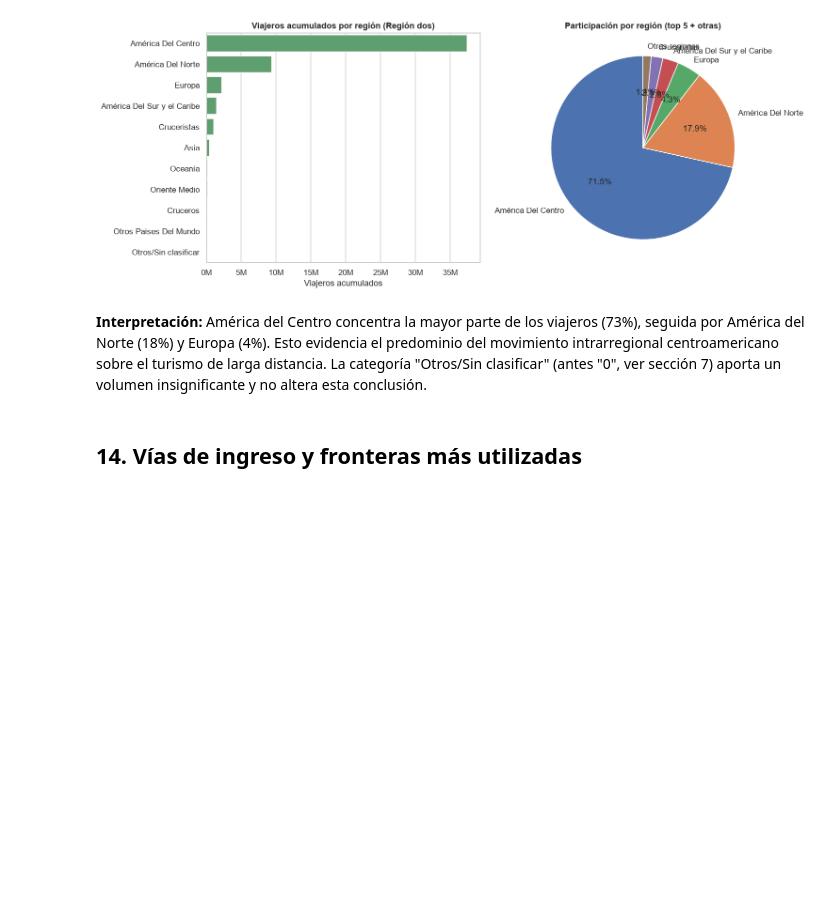
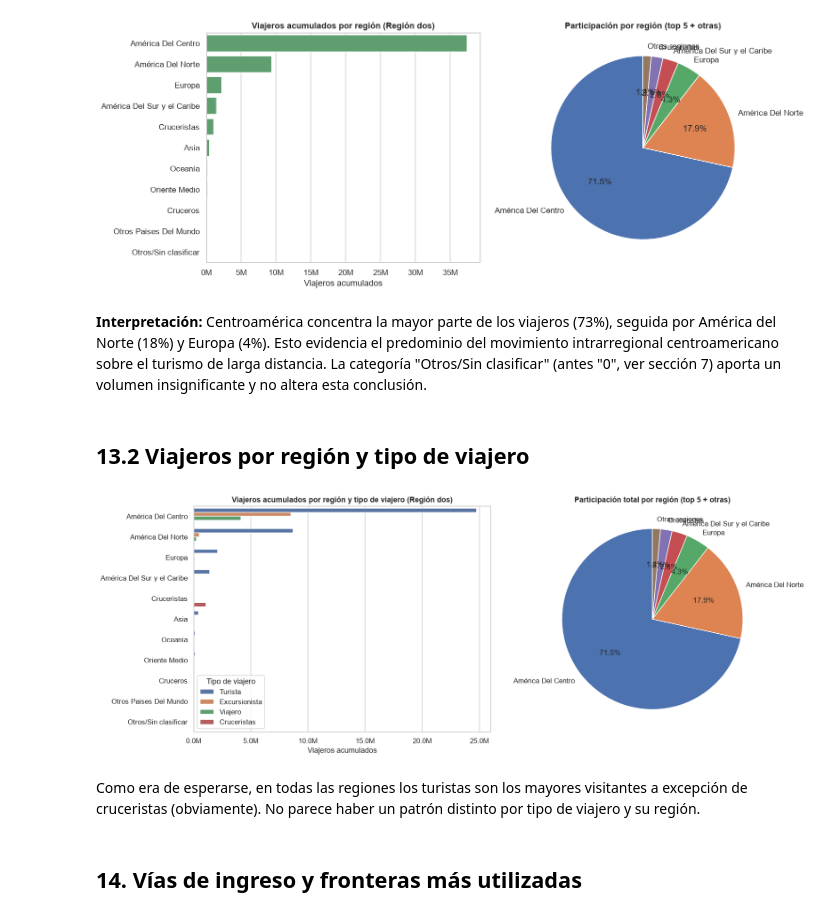
Before and after one commit to dannyrmrz/Laboratorio-1.-Series-de-Tiempo, a Jupyter notebook: EDA_Migracion.ipynb, the cells around one changed output. Cells and saved outputs as stored; diff of their text form; code cells hidden in the pictures; blank space fills up the shorter version.

```diff
--- a/EDA_Migracion.ipynb
+++ b/EDA_Migracion.ipynb
@@ -487,7 +520,71 @@ plt.show()
 # %% [output]
 [figure]
 # %% [markdown]
-**Interpretación:** América del Centro concentra la mayor parte de los viajeros (73%), seguida por América del Norte (18%) y Europa (4%). Esto evidencia el predominio del movimiento intrarregional centroamericano sobre el turismo de larga distancia. La categoría "Otros/Sin clasificar" (antes "0", ver sección 7) aporta un volumen insignificante y no altera esta conclusión.
+**Interpretación:** Centroamérica concentra la mayor parte de los viajeros (73%), seguida por América del Norte (18%) y Europa (4%). Esto evidencia el predominio del movimiento intrarregional centroamericano sobre el turismo de larga distancia. La categoría "Otros/Sin clasificar" (antes "0", ver sección 7) aporta un volumen insignificante y no altera esta conclusión.
+# %% [markdown]
+## 13.2 Viajeros por región y tipo de viajero
+# %%
+import matplotlib.ticker as mticker
+import matplotlib.pyplot as plt
+import seaborn as sns
+
+# 1. Limpieza de datos
+df["region_dos"] = df["region_dos"].replace("0", "Otros/Sin clasificar")
+
+# 2. Agrupación usando 'tipo_viajero'
+regiones_viajero = (
+    df.groupby(["region_dos", "tipo_viajero"], as_index=False)["viajeros"]
+    .sum()
+    .sort_values("viajeros", ascending=False)
+)
+
+# 3. Configuración de los gráficos
+fig, axes = plt.subplots(1, 2, figsize=(16, 6))
+
+# --- GRÁFICO 1: Barras agrupadas por Tipo de Viajero ---
+sns.barplot(
+    data=regiones_viajero,
+    y="region_dos",
+    x="viajeros",
+    hue="tipo_viajero",  # Variable corregida aquí
+    palette="deep",
+    ax=axes[0],
+)
+axes[0].set_title(
+    "Viajeros acumulados por región y tipo de viajero (Región dos)"
+)
+axes[0].set_xlabel("Viajeros acumulados")
+axes[0].set_ylabel("")
+axes[0].xaxis.set_major_formatter(
+    mticker.FuncFormatter(lambda x, _: f"{x/1e6:,.1f}M")
+)
+axes[0].legend(title="Tipo de viajero")
+
+# --- GRÁFICO 2: Participación General por Región (Top 5 + Otras) ---
+top_regiones = (
+    regiones_viajero.groupby("region_dos", as_index=False)["viajeros"]
+    .sum()
+    .sort_values("viajeros", ascending=False)
+)
+top5_regiones = top_regiones.head(5).copy()
+otros = top_regiones["viajeros"].iloc[5:].sum()
+top5_regiones.loc[len(top5_regiones)] = ["Otras regiones", otros]
+
+axes[1].pie(
+    top5_regiones["viajeros"],
+    labels=top5_regiones["region_dos"],
+    autopct="%1.1f%%",
+    startangle=90,
+    colors=sns.color_palette("deep"),
+)
+axes[1].set_title("Participación total por región (top 5 + otras)")
+
+plt.tight_layout()
+plt.show()
+# %% [output]
+[figure, added]
+# %% [markdown]
+Como era de esperarse, en todas las regiones los turistas son los mayores visitantes a excepción de cruceristas (obviamente). No parece haber un patrón distinto por tipo de viajero y su región.
 # %% [markdown]
 ## 14. Vías de ingreso y fronteras más utilizadas
 # %%
```
Also changed, not shown: parts of 13 cells of this notebook.
